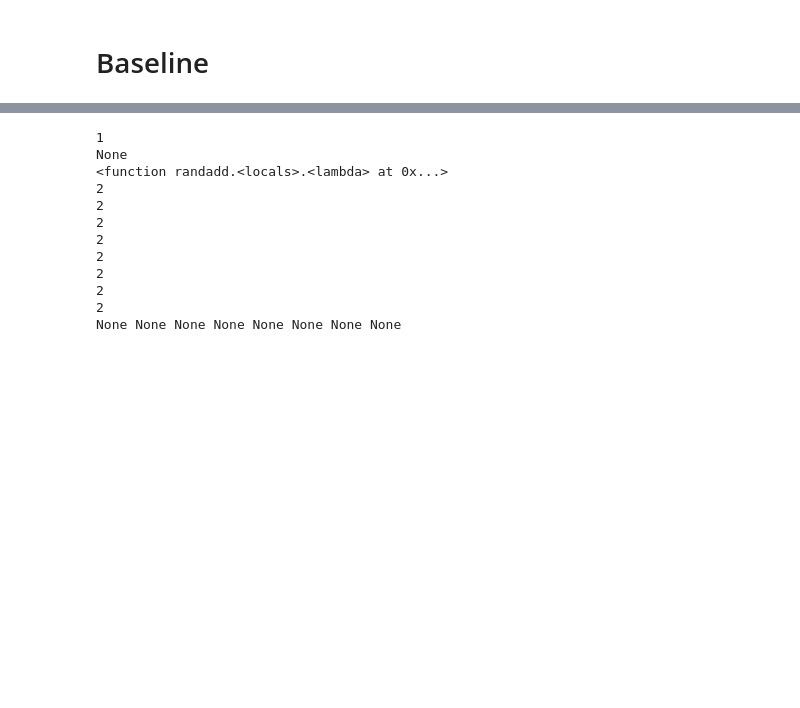
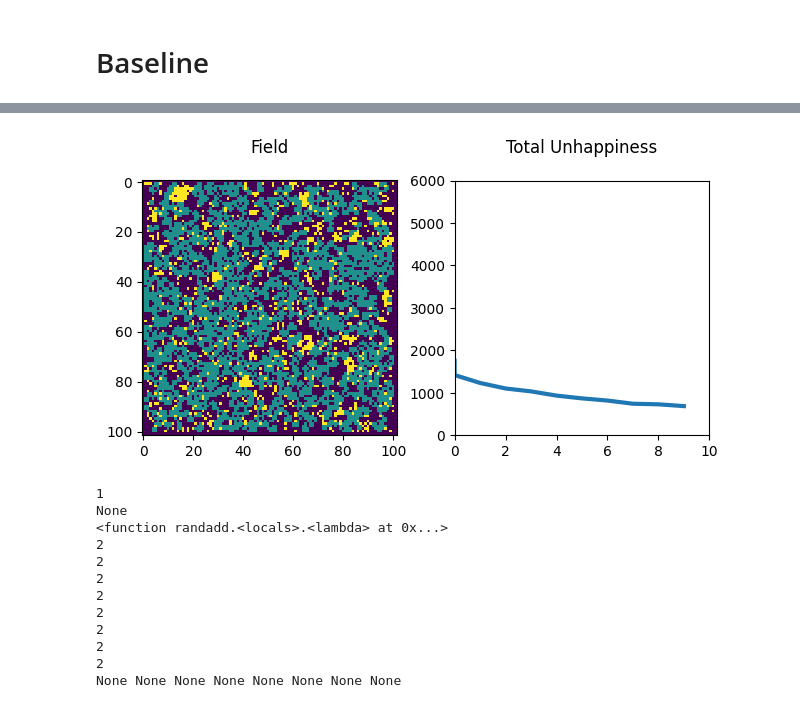
Before and after one commit to bhosley/Schoolwork, a Jupyter notebook: 2023Q1 - Discrete Event Simulation/Project/Lab.ipynb, the cells around one changed output, grey strips where cells are left out. Cells and saved outputs as stored; diff of their text form; code cells hidden in the pictures; blank space fills up the shorter version.

```diff
--- a/2023Q1 - Discrete Event Simulation/Project/Lab.ipynb
+++ b/2023Q1 - Discrete Event Simulation/Project/Lab.ipynb
@@ -249,14 +249,14 @@ def run_experiment(demographic=None,gridSize=100,nbrhd=3,frames=50,reps=10,filen
         for f in range(frames):
             _,x,y,_ = update(f,grid,gridSize,agents,x,y,nbrhd)
         big_Y = np.concatenate((big_Y,np.array(y,ndmin=2)),axis=0)
-    np.savetxt("outputs/{}.csv".format(filename),
+    np.savetxt('outputs/{}.csv'.format(filename),
            big_Y.T,
-           delimiter =", ",
+           delimiter =', ',
            fmt ='% s')
 
 
 #run single trial with animation
-def run_animation(demographic=None,gridSize=100,frames=50,nbrhd=3):
+def run_animation(demographic=None,gridSize=100,frames=50,nbrhd=3,filename='test'):
     demographics = demographic or {
         1:{'population':5000,'tolerance':0.3},
         2:{'population':1000,'tolerance':0.3}}
@@ -274,25 +274,25 @@ def run_animation(demographic=None,gridSize=100,frames=50,nbrhd=3):
     x,y =[],[]
     # set up animation
     fig, (ax1,ax2) = plt.subplots(1,2)
+    fig.tight_layout(h_pad=4)
     img = ax1.imshow(grid, interpolation='nearest')
     line, = ax2.plot([], [], lw=3)
     height = sum([demo['population'] for demo in demographics.values()])
     width = frames
     ax2.set(xlim=(0,width), ylim=(0,height), aspect=width/height)
     #ax2.set_yscale('log')
-    ax1.set_title('Field')
-    ax2.set_title('Total Unhappiness')
+    ax1.set_title('Field', pad=20)
+    ax2.set_title('Total Unhappiness', pad=20)
     ani = animation.FuncAnimation(fig,update,
                                 fargs=(grid,gridSize,agents,x,y,nbrhd,img,line,),
                                 frames = frames,
                                 interval=100,
                                 repeat_delay = 9000,
                                 save_count=50)
-
-    #plt.show()
-
-    # uncomment to display in .ipynb
-    return HTML(ani.to_jshtml())
+    ani = HTML(ani.to_jshtml())
+    extent = ax1.get_window_extent().transformed(fig.dpi_scale_trans.inverted())
+    fig.savefig('images/{}.png'.format(filename), bbox_inches=extent.expanded(1.22,1.15).translated(-0.17,-0.1))
+    return ani
 
 # demographic -> label: [population,tolerance]
 demographics = {
@@ -303,4 +303,5 @@ demographics = {
     'population':1000,
     'ufunc': lambda t : t/8 > 0.3}
 }
-run_experiment(demographics,frames=10)
+run_animation(demographics,frames=10)
+# %% [output]
@@ -307,3 +309,4 @@ run_experiment(demographics,frames=10)
+[figure, added]
 # %%
 def randadd():
     n = np.random.randint(1,6)
```
Also changed, not shown: parts of 1 cell of this notebook.
